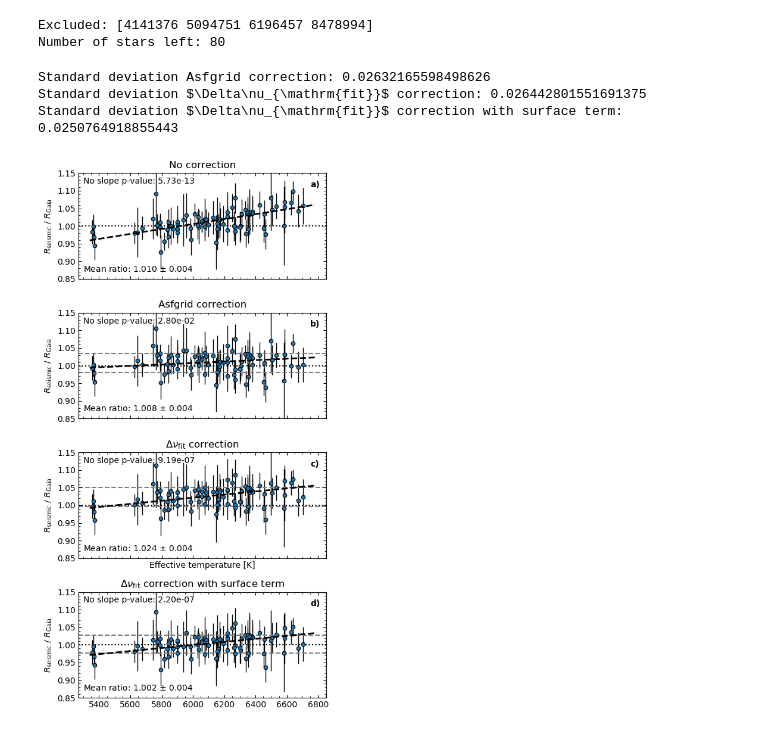
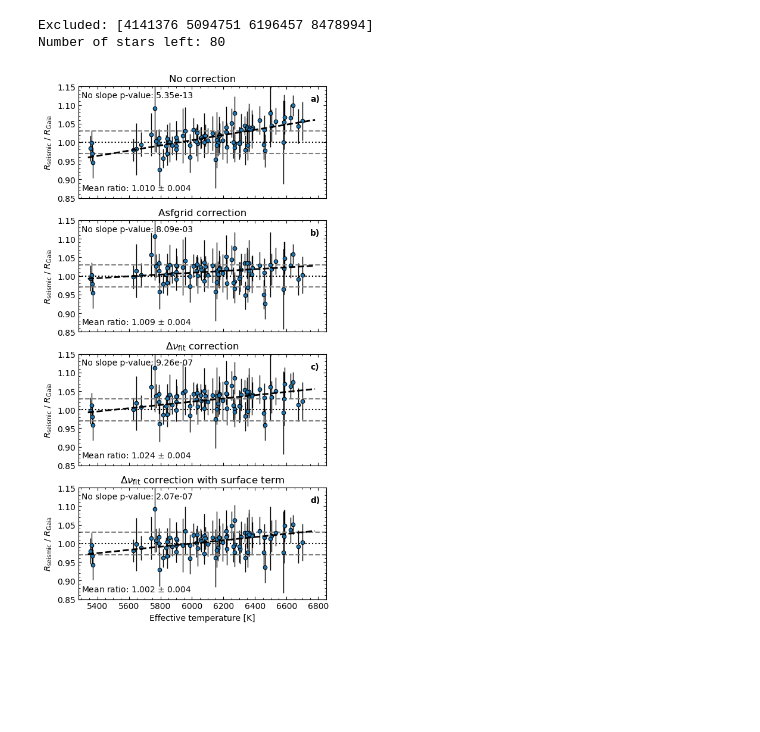
Before and after one commit to csahlholdt/testing_ast_radii, a Jupyter notebook: testing_ast_radii_rad.ipynb, the cells around one changed output. Cells and saved outputs as stored; diff of their text form; code cells hidden in the pictures; blank space fills up the shorter version.

```diff
--- a/testing_ast_radii_rad.ipynb
+++ b/testing_ast_radii_rad.ipynb
@@ -177,8 +177,8 @@ Not all of the stars with asteroseismic parameters are included in the Gaia data
 We restrict the analysis to the stars with Gaia parallaxes by joining the data sets on the indices of the parallax data.
 # %%
 # Combine the DataFrames while excluding the stars without Gaia parallaxes
-#sa = star_plx.join([star_obs, star_mr, star_fdnu], how='inner')
-sa = star_plx.join([star_obs, star_mr, star_fdnu1], how='inner')
+sa = star_plx.join([star_obs, star_mr], how='inner')
+sa = sa.join(star_fdnu1)
 sa = sa.join(star_fdnu2)
 sa = sa[~np.isnan(sa.numax)]
 n_star = len(sa)
@@ -798,10 +798,11 @@ def poly_fit(x, y, y_unc, xp_lim, order=1, n_boot=10000):
     # Fit a polynomial to the data in the given x-range.
     px = np.linspace(xp_lim[0], xp_lim[1])
     pfit_coeff, pfit_cov = np.polyfit(x, y, order, w=1/y_unc**2, cov=True)
-    slope, slope_var = pfit_coeff[0], pfit_cov[0,0]
+    if order == 1:
+        slope, slope_var = pfit_coeff[0], pfit_cov[0,0]
 
-    tt = slope / np.sqrt(slope_var)
-    pval = stats.t.sf(np.abs(tt), len(x)-1)*2
+        tt = slope / np.sqrt(slope_var)
+        pval = stats.t.sf(np.abs(tt), len(x)-1)*2
 
     poly = np.poly1d(pfit_coeff)
     py = poly(px)
@@ -827,7 +828,10 @@ def poly_fit(x, y, y_unc, xp_lim, order=1, n_boot=10000):
     boot_lower = np.percentile(boot_results, 16, axis=0)
     boot_upper = np.percentile(boot_results, 84, axis=0)
 
-    return px, py, boot_lower, boot_upper, slope, slope_var, pval
+    if order == 1:
+        return px, py, boot_lower, boot_upper, slope, slope_var, pval
+    else:
+        return px, py, boot_lower, boot_upper
 # %%
 fig, (ax1, ax2, ax3, ax4) = plt.subplots(4, 1, figsize=(5,9.5), sharex=True, sharey=True)
 
@@ -846,43 +850,35 @@ for i, (rad, rad_unc) in enumerate(((saf.rad_scal, saf.rad_scal_unc),
     rad_r_mean = np.sum(rad_r/rad_r_unc**2) / np.sum(1/rad_r_unc**2)
     rad_r_mean_unc = np.sqrt(1/np.sum(1/rad_r_unc**2))
 
     ax.scatter(saf['teff'], rad_r, edgecolors='k', s=22, linewidth=0.8,
                zorder=1)
     ax.errorbar(saf['teff'], rad_r, yerr=rad_r_unc, linestyle='none',
                 c='k', capsize=0, lw=1, zorder=0)
 
     fit_filt = (saf['teff'] > 5600) & (saf['teff'] < 6400)
     #px, py, py_low, py_high, slope, slope_var, slope_pval = poly_fit(saf['teff'][fit_filt], rad_r[fit_filt], rad_r_unc[fit_filt], [5600., 6400.], 1)
     px, py, py_low, py_high, slope, slope_var, slope_pval = poly_fit(saf['teff'], rad_r, rad_r_unc, [5340., 6780.], 1)
     slope_std = np.sqrt(slope_var)
 
     ax.plot(px, py, c='k', ls='--', linewidth=2, zorder=2)
-    #ax.fill_between(px, py_low, py_high, alpha=0.6, zorder=2)
     ax.axhline(y=1, c='k', ls=':', zorder=0)
+    ax.axhline(y=1.03, c='grey', ls='--', zorder=0)
+    ax.axhline(y=0.97, c='grey', ls='--', zorder=0)
 
-    if i != 0:
-        avg = np.average(rad_r, weights=1/rad_r_unc**2)
-        std = np.sqrt(np.average((rad_r-avg)**2, weights=1/rad_r_unc**2))
-        ax.axhline(y=avg+std, c='grey', ls='--', zorder=0)
-        ax.axhline(y=avg-std, c='grey', ls='--', zorder=0)
-        print('Standard deviation', titles[i]+':', std)
     ax.text(5300, 0.87, 'Mean ratio: ' + "{0:.3f}".format(round(rad_r_mean, 3)) + r' $\pm$ ' + "{0:.3f}".format(round(rad_r_mean_unc, 3)))
-    #ax.text(5460, 1.12, 'Slope of fit: ' + "{0:.1e}".format(slope) + r' $\pm$ ' + "{0:.1e}".format(slope_std))
     ax.text(5300, 1.12, 'No slope p-value: ' + "{0:.2e}".format(slope_pval))
     ax.text(6750, 1.11, panels[i], weight='bold')
 
     ax.set_ylim([0.85, 1.15])
+    ax.set_xlim([5280, 6850])
 
     ax.set_ylabel(r'$R_{\mathrm{seismic}}$ / $R_{\mathrm{Gaia}}$')
     ax.set_title(titles[i])
 
-ax3.set_xlabel('Effective temperature [K]')
+ax4.set_xlabel('Effective temperature [K]')
 
 fig.tight_layout()
 fig.savefig('figures/rad_ratio_fit.pdf')
 plt.show()
 # %% [output]
-Standard deviation Asfgrid correction: 0.02632165598498626
-Standard deviation $\Delta\nu_{\mathrm{fit}}$ correction: 0.026442801551691375
-Standard deviation $\Delta\nu_{\mathrm{fit}}$ correction with surface term: 0.0250764918855443
-[figure, old version]
+[figure, new version]
```
Also changed, not shown: parts of 10 cells of this notebook.
